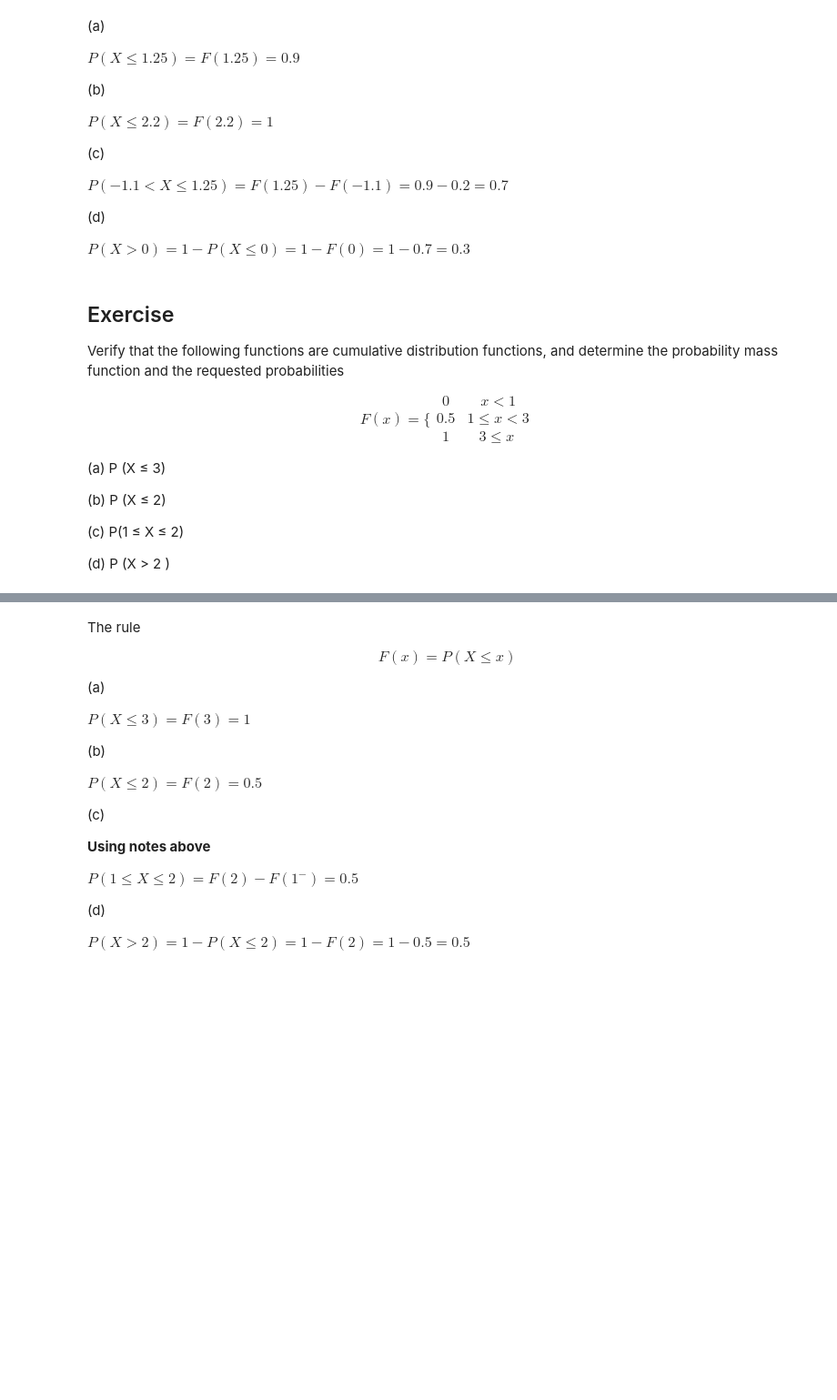
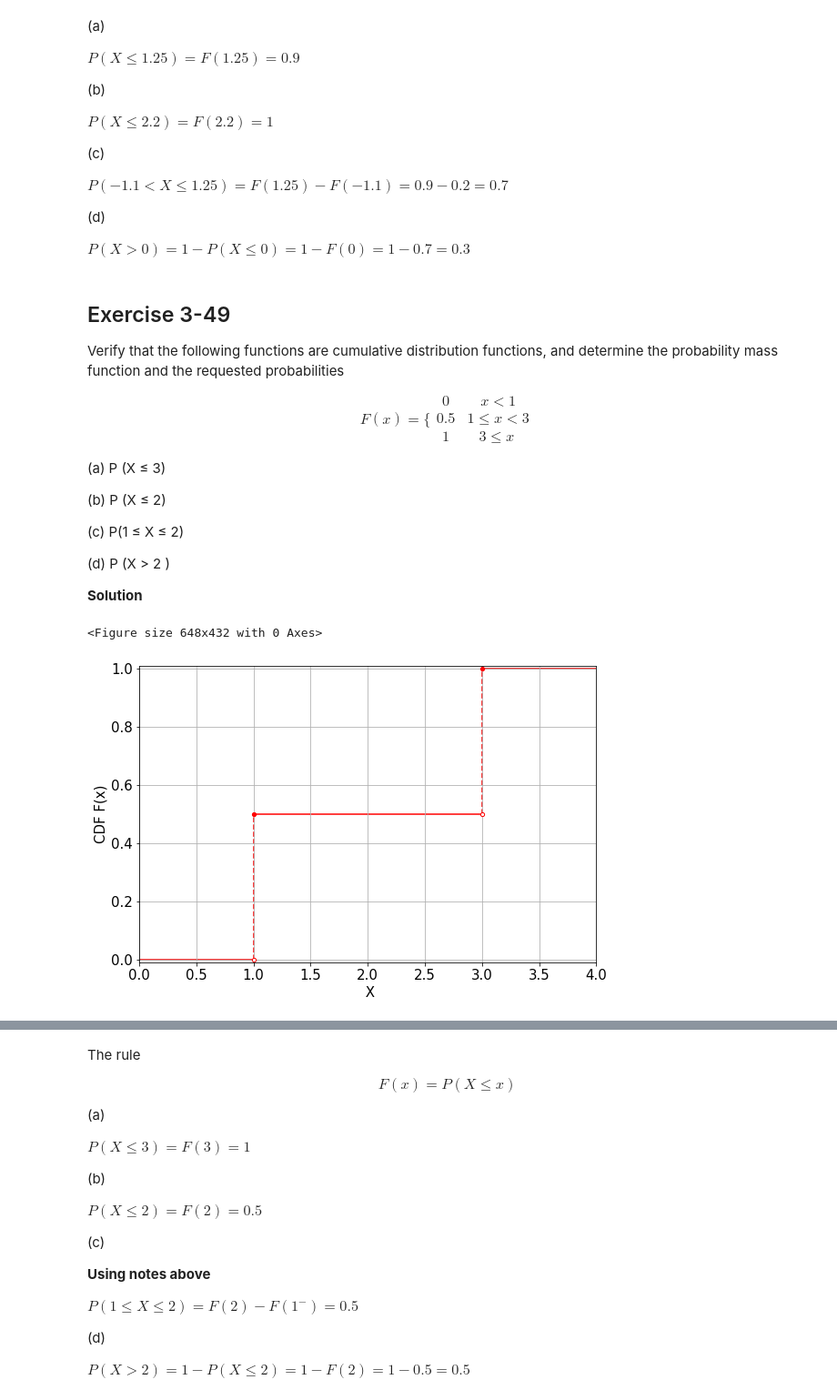
Before and after one commit to sbme-tutorials/Biostatistics-Tutorials, a Jupyter notebook: Section_05.ipynb, the cells around one changed output, grey strips where cells are left out. Shown: that part at 91% size. Cells and saved outputs as stored; diff of their text form; code cells hidden in the pictures; blank space fills up the shorter version.

```diff
--- a/Section_05.ipynb
+++ b/Section_05.ipynb
@@ -376,7 +430,7 @@ $P(-1.1 < X ≤ 1.25) = F(1.25) - F(-1.1) = 0.9 - 0.2 = 0.7 $
 
 $P(X > 0) = 1 - P(X \leq 0) = 1 - F(0) = 1 - 0.7 = 0.3$
 # %% [markdown]
-## Exercise
+## Exercise 3-49
 
 Verify that the following functions are cumulative distribution
 functions, and determine the probability mass function and the
@@ -398,4 +452,11 @@ $$
 (c) P(1 ≤ X ≤ 2)
 
 (d) P (X > 2 )
+
+**Solution**
+# %%
+plot_CDF([0, 1, 3, 4], [0, 0.5, 1])
+# %% [output]
+<Figure size 648x432 with 0 Axes>
+[figure, added]
 # %% [markdown]
```
Also changed, not shown: parts of 32 cells of this notebook.
